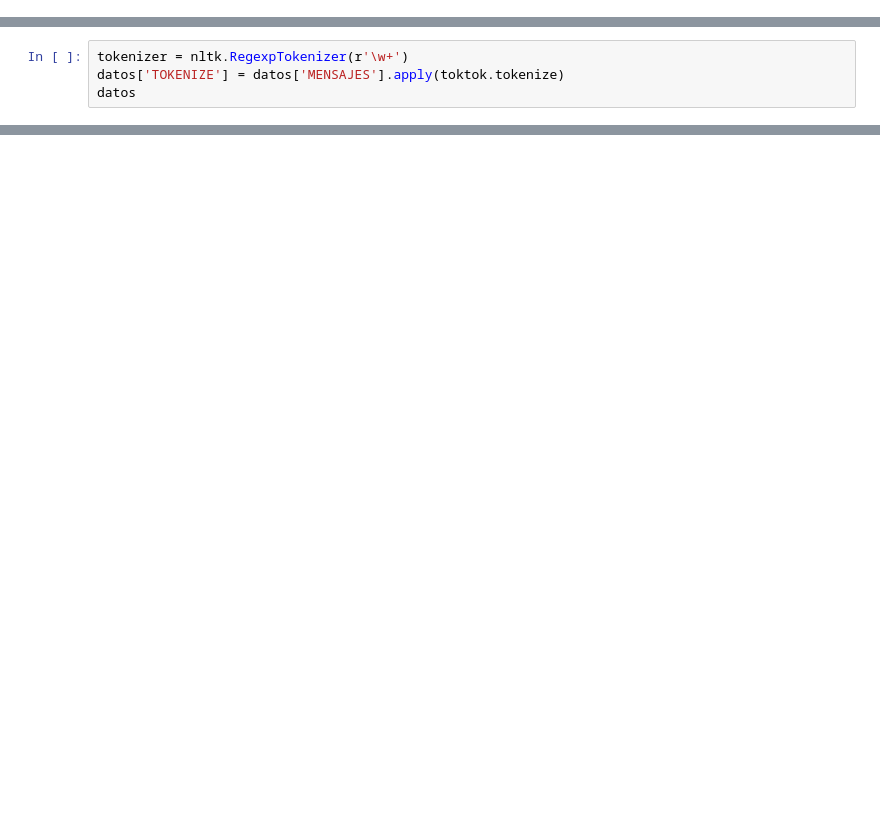
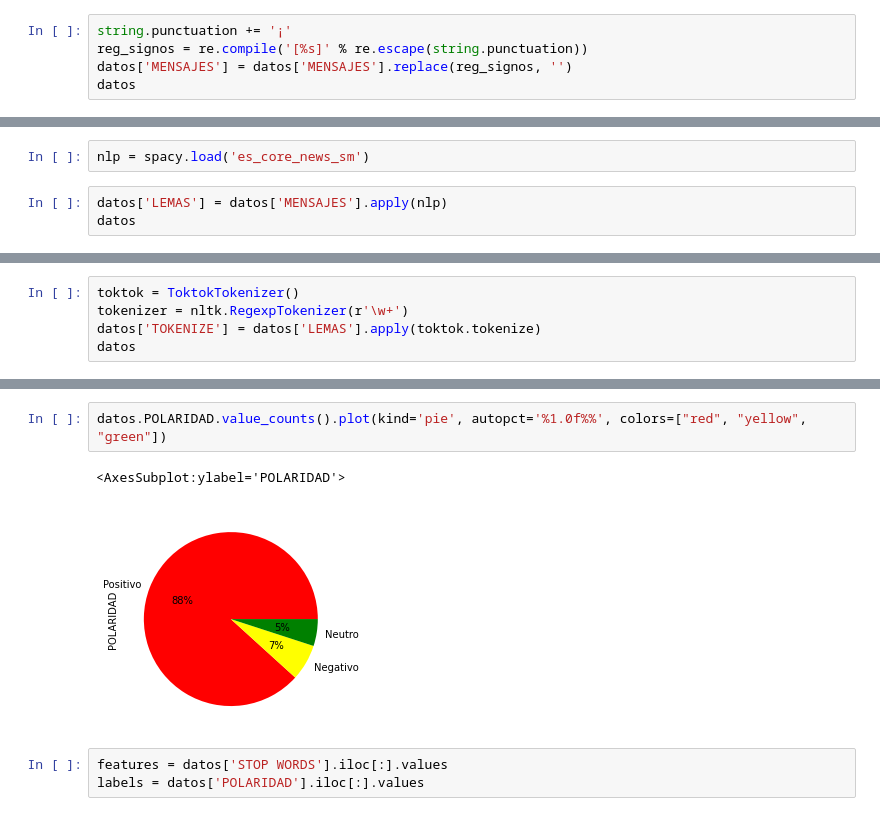
Before and after one commit to iaastudillo/Sentiment_analysis, a Jupyter notebook: notebook/analisis.ipynb, the cells around one changed output, grey strips where cells are left out. Cells and saved outputs as stored; diff of their text form; blank space fills up the shorter version.

```diff
--- a/notebook/analisis.ipynb
+++ b/notebook/analisis.ipynb
@@ -10,0 +30,5 @@ datos.head()
+# %%
+string.punctuation += '¡'
+reg_signos = re.compile('[%s]' % re.escape(string.punctuation))
+datos['MENSAJES'] = datos['MENSAJES'].replace(reg_signos, '')
+datos
@@ -21,0 +77,5 @@ toktok = ToktokTokenizer()
+# %%
+nlp = spacy.load('es_core_news_sm')
+# %%
+datos['LEMAS'] = datos['MENSAJES'].apply(nlp)
+datos
@@ -22,4 +96,5 @@ toktok = ToktokTokenizer()
 # %%
+toktok = ToktokTokenizer()
 tokenizer = nltk.RegexpTokenizer(r'\w+')
-datos['TOKENIZE'] = datos['MENSAJES'].apply(toktok.tokenize)
+datos['TOKENIZE'] = datos['LEMAS'].apply(toktok.tokenize)
 datos
@@ -25,0 +126,8 @@ datos
+# %%
+datos.POLARIDAD.value_counts().plot(kind='pie', autopct='%1.0f%%', colors=["red", "yellow", "green"])
+# %% [output]
+<AxesSubplot:ylabel='POLARIDAD'>
+[figure, added]
+# %%
+features = datos['STOP WORDS'].iloc[:].values
+labels = datos['POLARIDAD'].iloc[:].values
```
Also changed, not shown: parts of 28 cells of this notebook, 2 other files.
